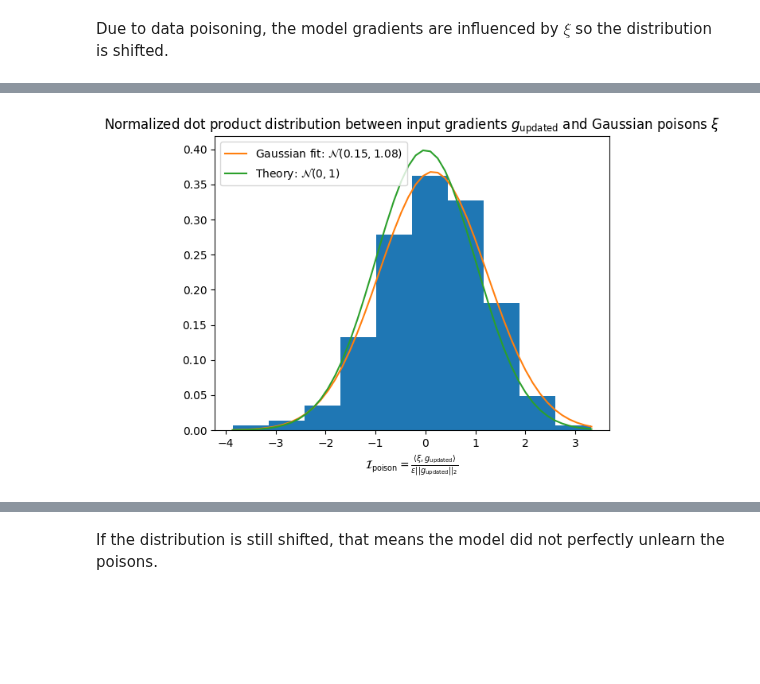
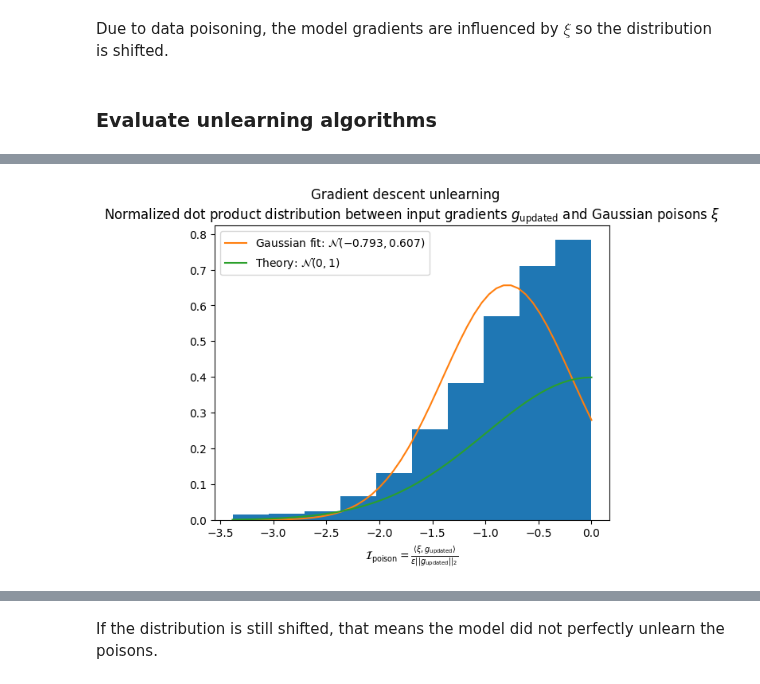
Before and after one commit to AI-Safety-X2023/playground, a Jupyter notebook: implementations/gaussian_poisoning.ipynb, the cells around one changed output, grey strips where cells are left out. Drawn from its saved outputs; the diff is of its cells as text; code cells hidden in the pictures; blank space fills up the shorter version.

```diff
--- a/implementations/gaussian_poisoning.ipynb
+++ b/implementations/gaussian_poisoning.ipynb
@@ -261,5 +282,9 @@ def test(dataloader, model, loss_fn):
+# %%
+def inspect_model(model, title=''):
+    print(f'===== Inspecting model {title} =====')
+    print('Inner state:\n', model.state_dict())
 # %% [markdown]
 ## Train the model
 # %%
-train(train_dl, model, loss_func, opt)
+train(train_dl_corrupted, model, loss_func, opt)
 # %% [output]
@@ -321,7 +401,8 @@ def gaussian_unlearning_score(model, loss_fn, attack_dl):
         for X, noise, y in zip(X_b, noise_b, y_b):
             # TODO: compute the loss in batch for performance instead of
             # element-by-element computation
-            X_base = (X - noise).clone().detach().requires_grad_(True)
+            X_base = (X - noise).clone().detach()
+            X_base.requires_grad_(True)
             # FIXME: is this the correct formula?
             loss = loss_fn(model(X_base), y)
             loss.backward()
@@ -336,8 +417,12 @@ def gaussian_unlearning_score(model, loss_fn, attack_dl):
 # %%
 from scipy import stats
 
-def evaluate_unlearning(model, loss_fn, attack_dl, xi_name=r'$\xi$', g_name='g'):
+def evaluate_unlearning(
+        model, loss_fn, attack_dl,
+        xi_name=r'$\xi$', g_name='g', method='',
+    ):
     I_poison = gaussian_unlearning_score(model, loss_fn, attack_dl)
+
     mean = I_poison.mean()
     std = I_poison.std()
 
@@ -351,5 +436,7 @@ def evaluate_unlearning(model, loss_fn, attack_dl, xi_name=r'$\xi$', g_name='g')
 
     plt.xlabel(fr'$\mathcal{{I}}_{{\mathrm{{poison}}}} = \frac{{\langle \xi, {g_name} \rangle}}{{\epsilon ||{g_name}||_2}}$')
     plt.title(fr'Normalized dot product distribution between input gradients ${g_name}$ and {xi_name}')
+    if method:
+        plt.suptitle(method)
     plt.legend()
     plt.show()
@@ -373,10 +465,16 @@ evaluate_unlearning(
 # %% [markdown]
 Due to data poisoning, the model gradients are influenced by $\xi$ so the distribution is shifted.
+# %% [markdown]
+### Evaluate unlearning algorithms
 # %%
-unlearn_ga(model, loss_func, opt)
+unlearner_model = deepcopy(model)
+unlearn_gd(unlearner_model, loss_func, opt)
+inspect_model(unlearner_model, 'After unlearn_gd')
+test(valid_dl_corrupted, unlearner_model, loss_func)
 evaluate_unlearning(
-    model, loss_func, attack_dl,
+    unlearner_model, loss_func, attack_dl,
     xi_name=r'Gaussian poisons $\xi$',
-    g_name=r'g_{\mathrm{updated}}'
+    g_name=r'g_{\mathrm{updated}}',
+    method='Gradient descent unlearning',
 )
 # %% [output]
@@ -385 +498 @@ loss: -0.000000  [   50/  150]
-[figure, old version]
+[figure, new version]
```
Also changed, not shown: parts of 24 cells of this notebook.
